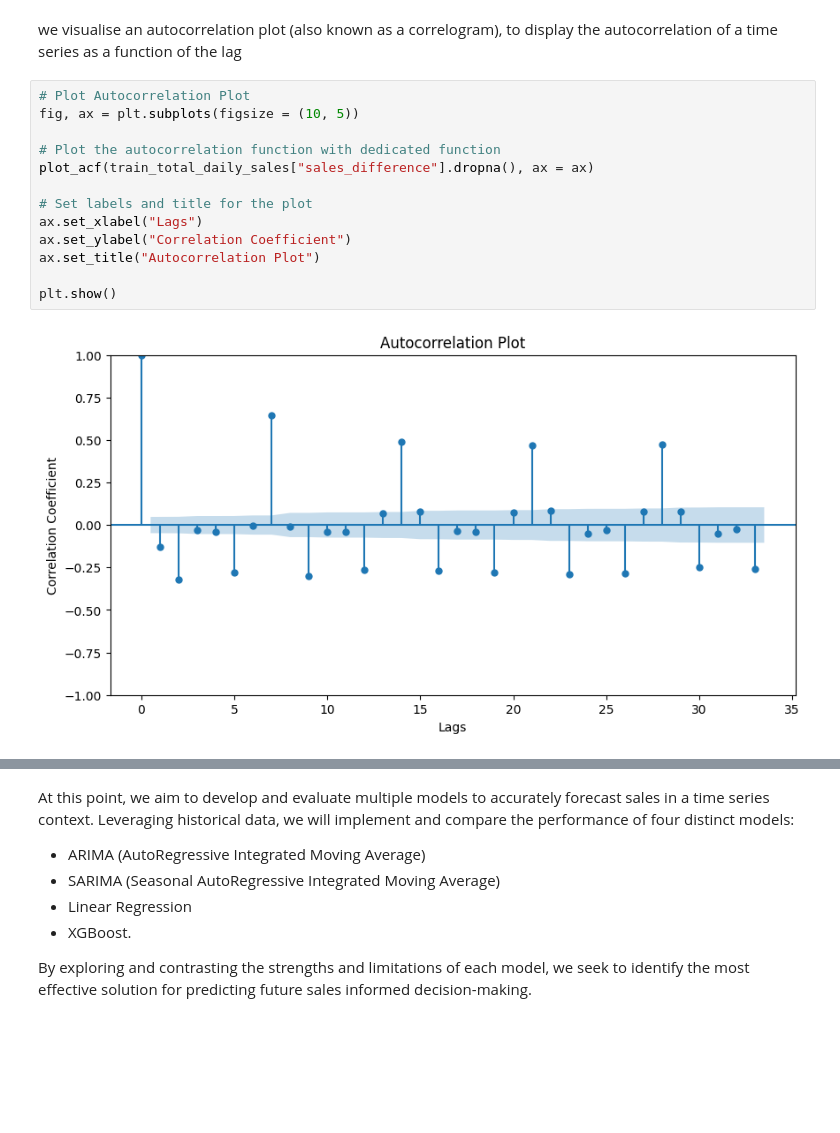
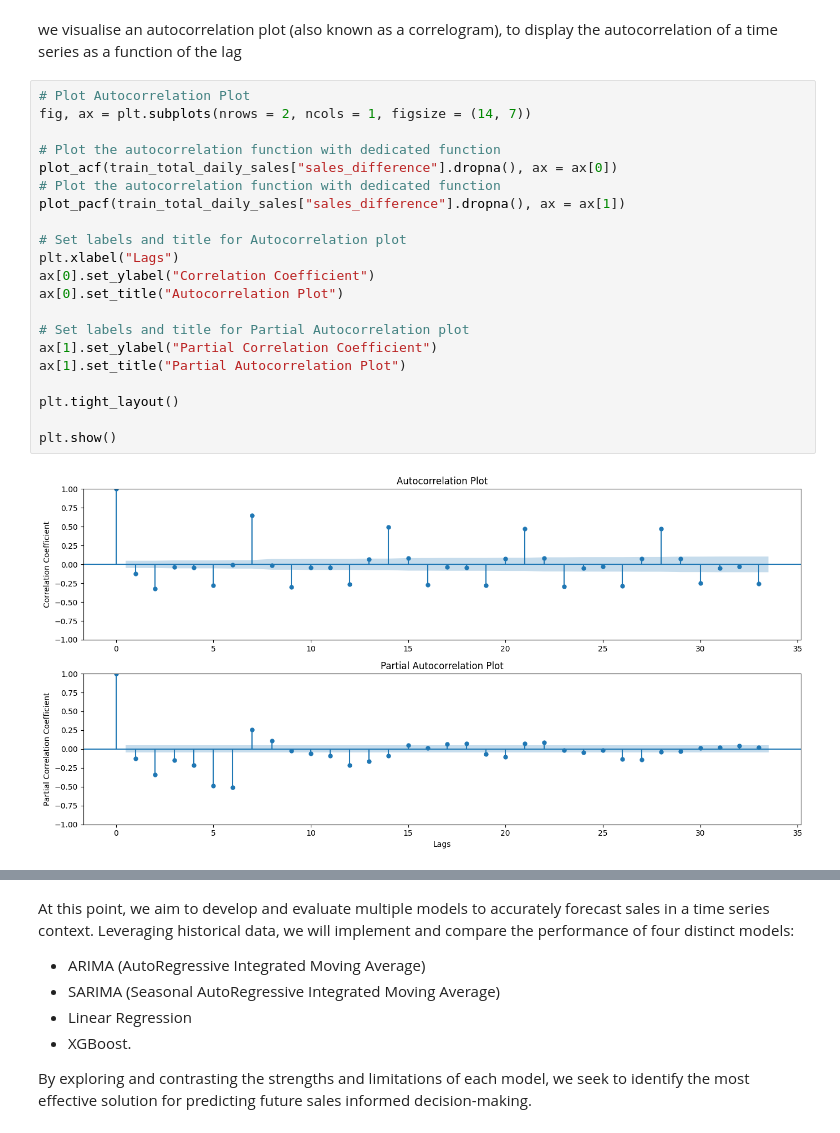
Before and after one commit to edadso/TS-Forecasting, a Jupyter notebook: notebooks/project_code.ipynb, the cells around one changed output, grey strips where cells are left out. Drawn from its saved outputs; the diff is of its cells as text; blank space fills up the shorter version.

```diff
--- a/notebooks/project_code.ipynb
+++ b/notebooks/project_code.ipynb
@@ -1454,16 +1467,24 @@ train_total_daily_sales.head(3)
 we visualise an autocorrelation plot (also known as a correlogram), to display the autocorrelation of a time series as a function of the lag
 # %%
 # Plot Autocorrelation Plot
-fig, ax = plt.subplots(figsize = (10, 5))
+fig, ax = plt.subplots(nrows = 2, ncols = 1, figsize = (14, 7))
 
 # Plot the autocorrelation function with dedicated function
-plot_acf(train_total_daily_sales["sales_difference"].dropna(), ax = ax)
+plot_acf(train_total_daily_sales["sales_difference"].dropna(), ax = ax[0])
+# Plot the autocorrelation function with dedicated function
+plot_pacf(train_total_daily_sales["sales_difference"].dropna(), ax = ax[1])
 
-# Set labels and title for the plot
-ax.set_xlabel("Lags")
-ax.set_ylabel("Correlation Coefficient")
-ax.set_title("Autocorrelation Plot")
+# Set labels and title for Autocorrelation plot
+plt.xlabel("Lags")
+ax[0].set_ylabel("Correlation Coefficient")
+ax[0].set_title("Autocorrelation Plot")
+
+# Set labels and title for Partial Autocorrelation plot
+ax[1].set_ylabel("Partial Correlation Coefficient")
+ax[1].set_title("Partial Autocorrelation Plot")
+
+plt.tight_layout()
 
 plt.show()
 # %% [output]
-[figure, old version]
+[figure, new version]
```
Also changed, not shown: parts of 65 cells of this notebook, 1 other file.
